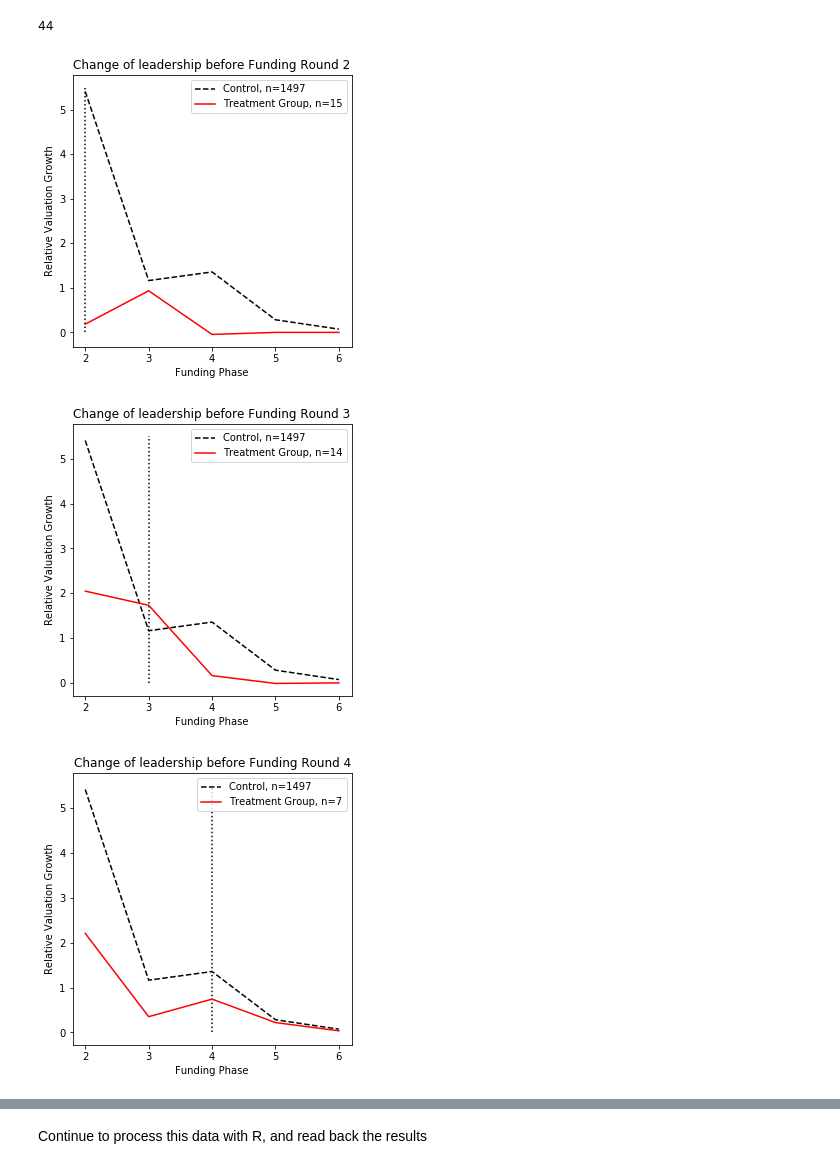
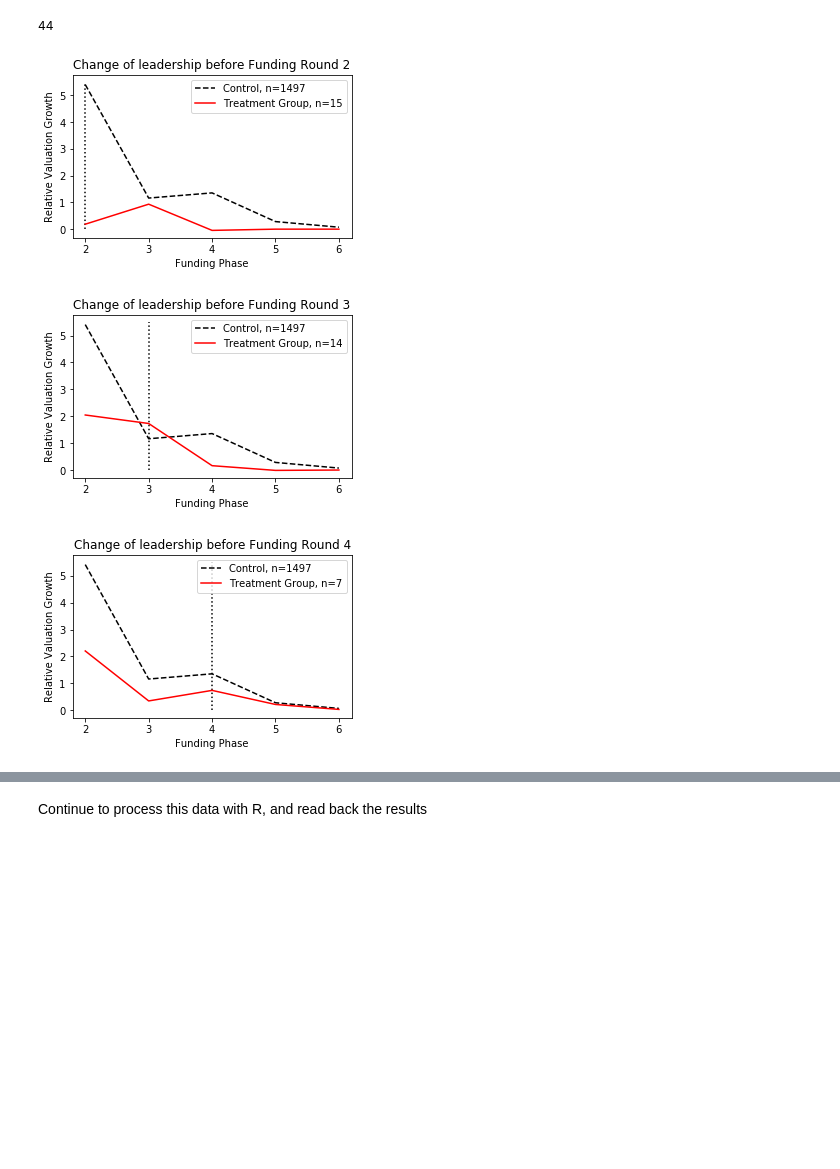
Before and after one commit to chenyangzhu/cz2641-applied-causality, a Jupyter notebook: src/codes/synthetic control.ipynb, the cells around one changed output, grey strips where cells are left out. Saved outputs shown, nothing was run; the diff lists cells and outputs as text; code cells hidden in the pictures; blank space fills up the shorter version.

```diff
--- a/src/codes/synthetic control.ipynb
+++ b/src/codes/synthetic control.ipynb
@@ -125,7 +125,7 @@ np.logical_not(X.funding_round_num.isna()).sum()
 # %%
 X.to_csv("../data/synthetic_matrix.csv")
 # %%
-plt.figure(figsize=(5,5))
+plt.figure(figsize=(5,3))
 plt.plot(X[X.funding_round_num.isna()].iloc[:, 2:7].mean(), "k--")
 plt.plot(X[X.funding_round_num == 2].iloc[:, 2:7].mean(), "r")
 plt.vlines(2, ymin=0, ymax=5.5, linestyles="dotted")
@@ -138,7 +138,7 @@ plt.xlabel("Funding Phase")
 plt.xticks([2,3,4,5,6])
 plt.show()
 
-plt.figure(figsize=(5,5))
+plt.figure(figsize=(5,3))
 plt.plot(X[X.funding_round_num.isna()].iloc[:, 2:7].mean(), "k--")
 plt.plot(X[X.funding_round_num == 3].iloc[:, 2:7].mean(), "r")
 plt.vlines(3, ymin=0, ymax=5.5, linestyles="dotted")
@@ -149,37 +149,35 @@ plt.legend([f"Control, n={(X.funding_round_num.isna()).sum()}",
 plt.ylabel("Relative Valuation Growth")
 plt.xlabel("Funding Phase")
 plt.xticks([2,3,4,5,6])
 plt.show()
 
 
-plt.figure(figsize=(5,5))
+plt.figure(figsize=(5,3))
 plt.plot(X[X.funding_round_num.isna()].iloc[:, 2:7].mean(), "k--")
 plt.plot(X[X.funding_round_num == 4].iloc[:, 2:7].mean(), "r")
 plt.vlines(4, ymin=0, ymax=5.5, linestyles="dotted")
 plt.title("Change of leadership before Funding Round 4")
 
 plt.legend([f"Control, n={(X.funding_round_num.isna()).sum()}",
             f"Treatment Group, n={(X.funding_round_num == 4).sum()}"])
 plt.ylabel("Relative Valuation Growth")
 plt.xlabel("Funding Phase")
 plt.xticks([2,3,4,5,6])
 plt.show()
 
-
-
-plt.figure(figsize=(5,5))
+plt.figure(figsize=(5,3))
 plt.plot(X[X.funding_round_num.isna()].iloc[:, 2:7].mean(), "k--")
 plt.plot(X[X.funding_round_num == 5].iloc[:, 2:7].mean(), "r")
 plt.vlines(5, ymin=0, ymax=5.5, linestyles="dotted")
 plt.title("Change of leadership before Funding Round 5")
 
 plt.legend([f"Control, n={(X.funding_round_num.isna()).sum()}",
             f"Treatment Group, n={(X.funding_round_num == 5).sum()}"])
 plt.ylabel("Relative Valuation Growth")
 plt.xlabel("Funding Phase")
 plt.xticks([2,3,4,5,6])
 plt.show()
 # %% [output]
-[figure, old version]
+[figure, new version]
-[figure, old version]
+[figure, new version]
-[figure, old version]
+[figure, new version]
```
Also changed, not shown: parts of 17 cells of this notebook, 18 other files.
